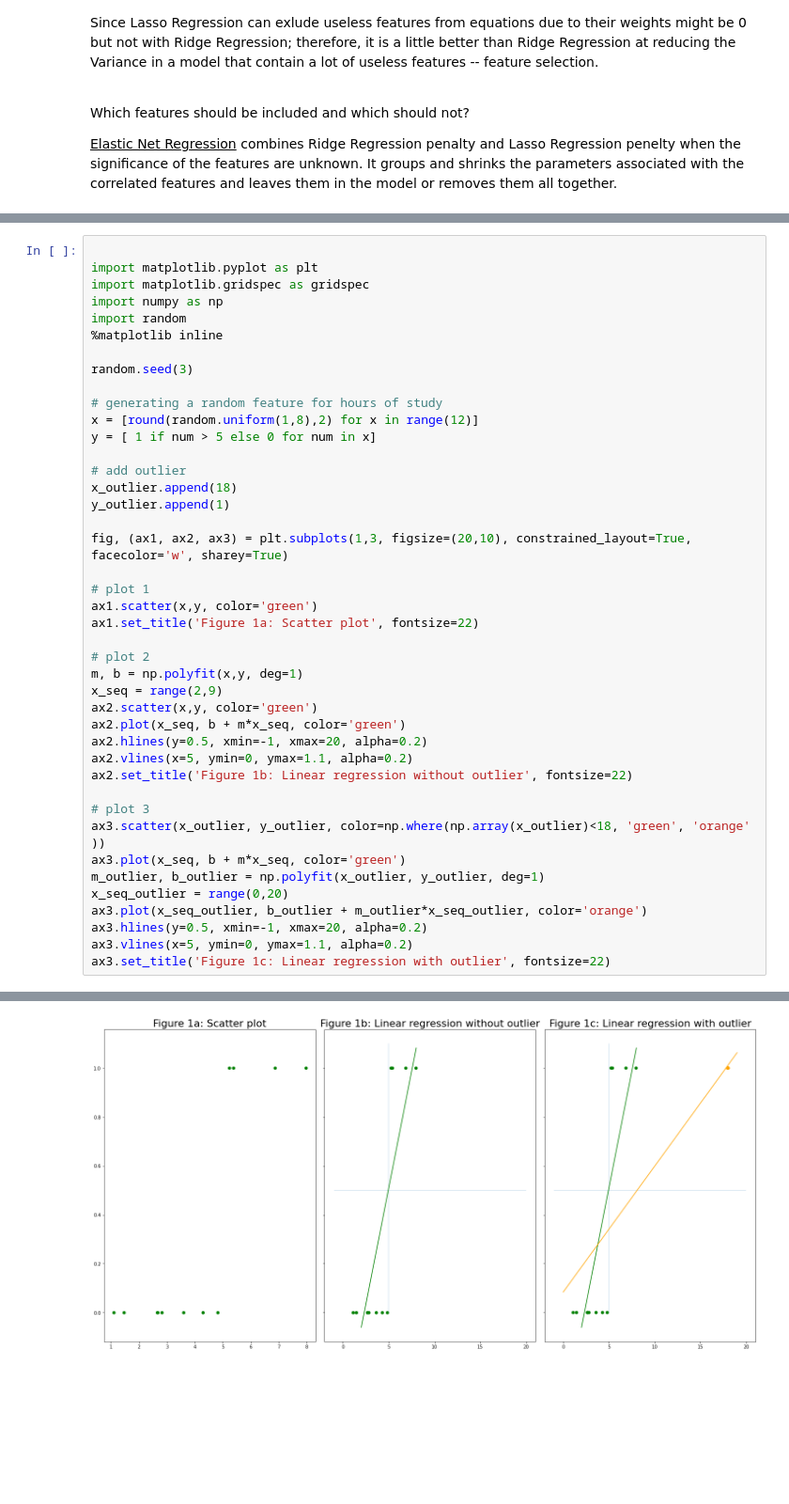
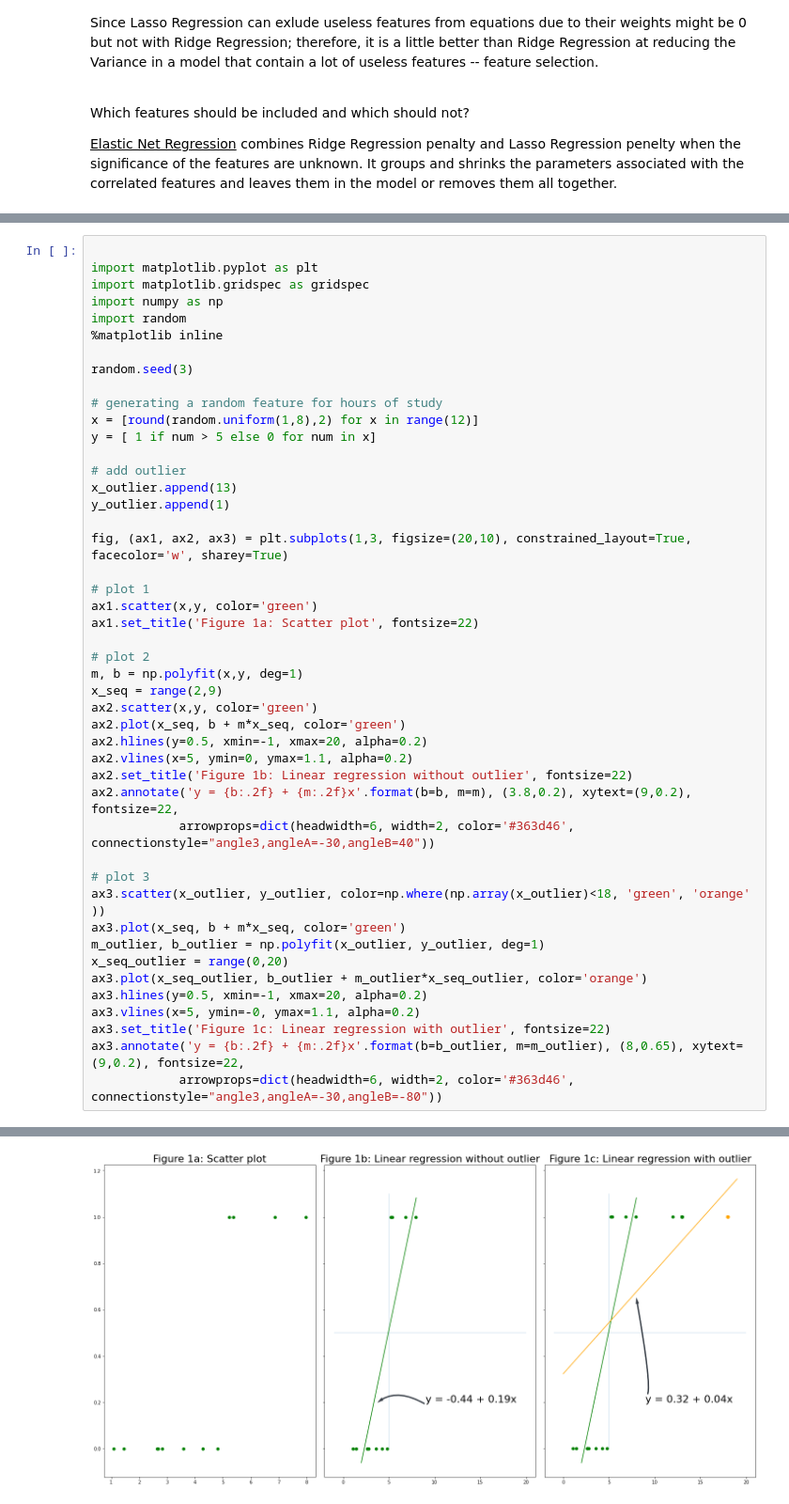
Before and after one commit to CodeCerebro/ML_algo, a Jupyter notebook: ML_algo.ipynb, the cells around one changed output, grey strips where cells are left out. Shown at 94% size. Drawn from its saved outputs; the diff is of its cells as text; blank space fills up the shorter version.

Commit message:
annotated graphs

```diff
--- a/ML_algo.ipynb
+++ b/ML_algo.ipynb
@@ -276,7 +276,7 @@ x = [round(random.uniform(1,8),2) for x in range(12)]
 y = [ 1 if num > 5 else 0 for num in x]
 
 # add outlier
-x_outlier.append(18)
+x_outlier.append(13)
 y_outlier.append(1)
 
 fig, (ax1, ax2, ax3) = plt.subplots(1,3, figsize=(20,10), constrained_layout=True, facecolor='w', sharey=True)
@@ -293,6 +293,8 @@ ax2.plot(x_seq, b + m*x_seq, color='green')
 ax2.hlines(y=0.5, xmin=-1, xmax=20, alpha=0.2)
 ax2.vlines(x=5, ymin=0, ymax=1.1, alpha=0.2)
 ax2.set_title('Figure 1b: Linear regression without outlier', fontsize=22)
+ax2.annotate('y = {b:.2f} + {m:.2f}x'.format(b=b, m=m), (3.8,0.2), xytext=(9,0.2), fontsize=22,
+            arrowprops=dict(headwidth=6, width=2, color='#363d46', connectionstyle="angle3,angleA=-30,angleB=40"))
 
 # plot 3
 ax3.scatter(x_outlier, y_outlier, color=np.where(np.array(x_outlier)<18, 'green', 'orange' ))
@@ -301,6 +303,8 @@ m_outlier, b_outlier = np.polyfit(x_outlier, y_outlier, deg=1)
 x_seq_outlier = range(0,20)
 ax3.plot(x_seq_outlier, b_outlier + m_outlier*x_seq_outlier, color='orange')
 ax3.hlines(y=0.5, xmin=-1, xmax=20, alpha=0.2)
-ax3.vlines(x=5, ymin=0, ymax=1.1, alpha=0.2)
+ax3.vlines(x=5, ymin=-0, ymax=1.1, alpha=0.2)
 ax3.set_title('Figure 1c: Linear regression with outlier', fontsize=22)
+ax3.annotate('y = {b:.2f} + {m:.2f}x'.format(b=b_outlier, m=m_outlier), (8,0.65), xytext=(9,0.2), fontsize=22,
+            arrowprops=dict(headwidth=6, width=2, color='#363d46', connectionstyle="angle3,angleA=-30,angleB=-80"))
 # %% [output]
@@ -308,2 +312,2 @@ Text(0.5, 1.0, 'Figure 1c: Linear regression with outlier')
-[figure, old version]
+[figure, new version]
 # %% [markdown]
```
Also changed, not shown: parts of 6 cells of this notebook.
